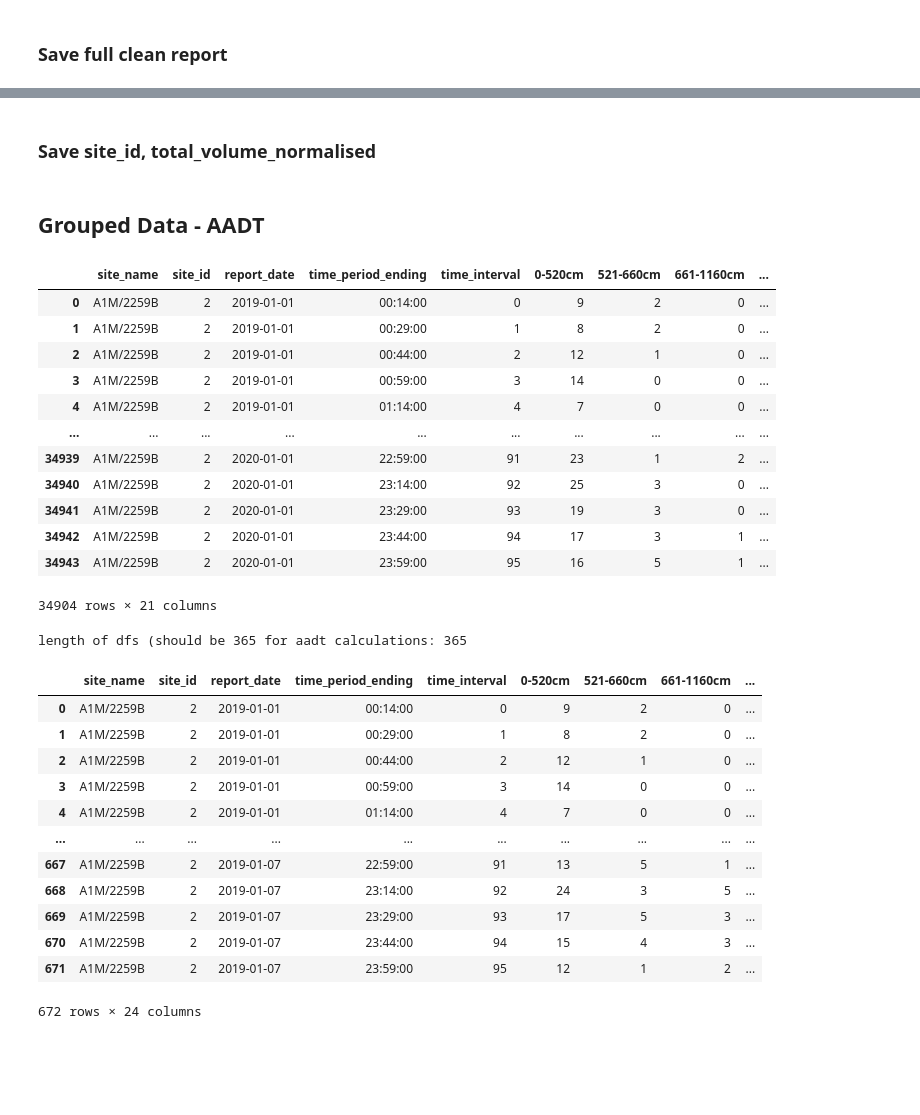
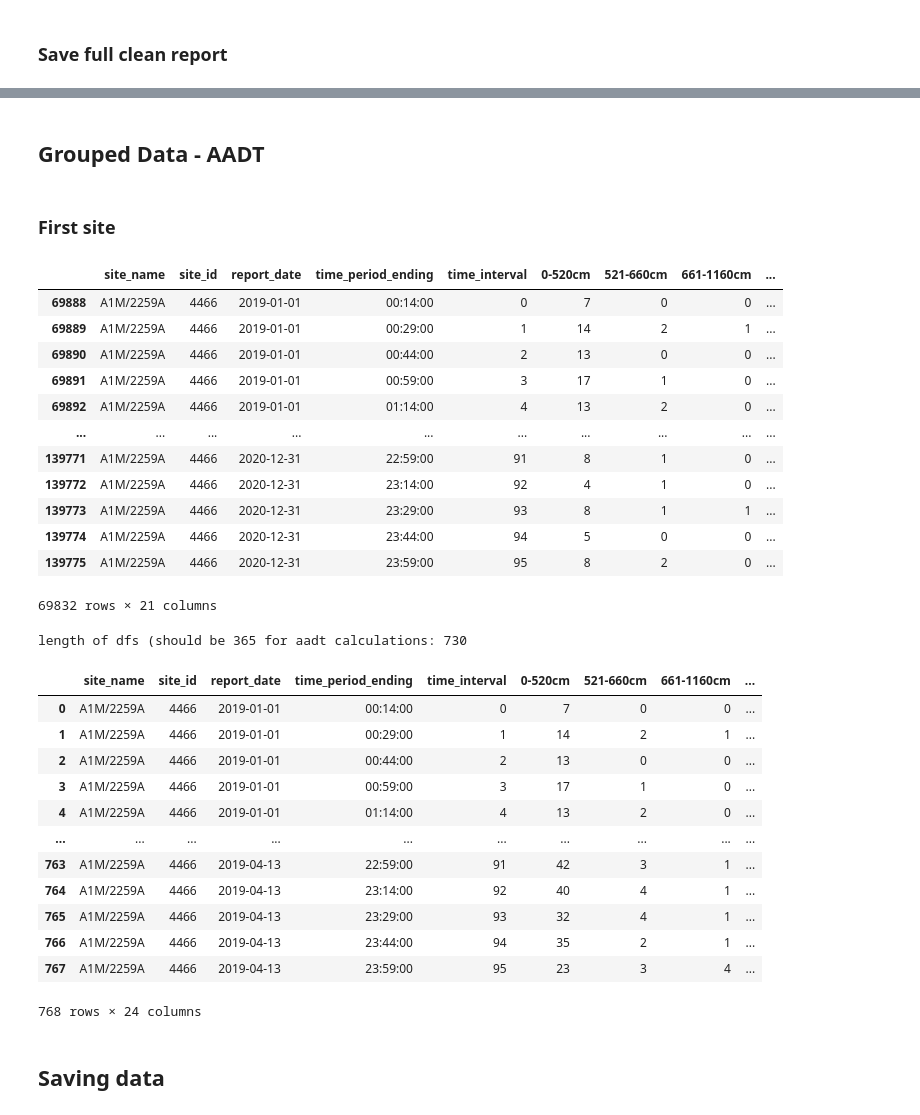
Before and after one commit to horsada/Spatial_Finance_Transport, a Jupyter notebook: dataAPI/trafficAPI.ipynb, the cells around one changed output, grey strips where cells are left out. Cells and saved outputs as stored; diff of their text form; code cells hidden in the pictures; blank space fills up the shorter version.

Commit message:
Updating dataAPI and GHGEmissionsAPI and readme.md

```diff
--- a/dataAPI/trafficAPI.ipynb
+++ b/dataAPI/trafficAPI.ipynb
@@ -17,7 +17,7 @@ import numpy as np
 ## Global Variables
 # %%
 START_DATE = '01012019'
-END_DATE = '31122020'
+END_DATE = '31122019'
 MAX_LAT = 52.6
 MAX_LONG = -0.32
 MIN_LAT = 52.5
@@ -418,2 +397,0 @@ total_volume_df = pd.DataFrame(clean_report_df[['site_id', 'total_volume']], ind
-# %% [markdown]
-### Save site_id, total_volume_normalised
@@ -424,31 +398,33 @@ total_volume_normalised_df = pd.DataFrame(clean_report_df[['site_id', 'total_vol
 # %% [markdown]
 ## Grouped Data - AADT
+# %% [markdown]
+### First site
 # %%
 # Groupby site_id and report_date
 site_dfs = [site_day for _, site_day in clean_report_df.groupby(['site_id'])]
-site_df = site_dfs[0] # take first site
+site_df = site_dfs[1] # take first site
 
 site_df['report_date'] = pd.to_datetime(site_df['report_date'], infer_datetime_format=True)
 site_df['year'] = site_df['report_date'].dt.year
 site_df['month'] = site_df['report_date'].dt.month
 site_df['day'] = site_df['report_date'].dt.day
 site_df['hour'] = site_df['timestamp'].dt.hour
 
 site_df
 # %% [output]
 |  | site_name | site_id | report_date | time_period_ending | time_interval | 0-520cm | 521-660cm | 661-1160cm | ... |
-| 0 | A1M/2259B | 2 | 2019-01-01 | 00:14:00 | 0 | 9 | 2 | 0 | ... |
-| 1 | A1M/2259B | 2 | 2019-01-01 | 00:29:00 | 1 | 8 | 2 | 0 | ... |
-| 2 | A1M/2259B | 2 | 2019-01-01 | 00:44:00 | 2 | 12 | 1 | 0 | ... |
-| 3 | A1M/2259B | 2 | 2019-01-01 | 00:59:00 | 3 | 14 | 0 | 0 | ... |
-| 4 | A1M/2259B | 2 | 2019-01-01 | 01:14:00 | 4 | 7 | 0 | 0 | ... |
+| 69888 | A1M/2259A | 4466 | 2019-01-01 | 00:14:00 | 0 | 7 | 0 | 0 | ... |
+| 69889 | A1M/2259A | 4466 | 2019-01-01 | 00:29:00 | 1 | 14 | 2 | 1 | ... |
+| 69890 | A1M/2259A | 4466 | 2019-01-01 | 00:44:00 | 2 | 13 | 0 | 0 | ... |
+| 69891 | A1M/2259A | 4466 | 2019-01-01 | 00:59:00 | 3 | 17 | 1 | 0 | ... |
+| 69892 | A1M/2259A | 4466 | 2019-01-01 | 01:14:00 | 4 | 13 | 2 | 0 | ... |
 | ... | ... | ... | ... | ... | ... | ... | ... | ... | ... |
-| 34939 | A1M/2259B | 2 | 2020-01-01 | 22:59:00 | 91 | 23 | 1 | 2 | ... |
-| 34940 | A1M/2259B | 2 | 2020-01-01 | 23:14:00 | 92 | 25 | 3 | 0 | ... |
-| 34941 | A1M/2259B | 2 | 2020-01-01 | 23:29:00 | 93 | 19 | 3 | 0 | ... |
-| 34942 | A1M/2259B | 2 | 2020-01-01 | 23:44:00 | 94 | 17 | 3 | 1 | ... |
-| 34943 | A1M/2259B | 2 | 2020-01-01 | 23:59:00 | 95 | 16 | 5 | 1 | ... |
+| 139771 | A1M/2259A | 4466 | 2020-12-31 | 22:59:00 | 91 | 8 | 1 | 0 | ... |
+| 139772 | A1M/2259A | 4466 | 2020-12-31 | 23:14:00 | 92 | 4 | 1 | 0 | ... |
+| 139773 | A1M/2259A | 4466 | 2020-12-31 | 23:29:00 | 93 | 8 | 1 | 1 | ... |
+| 139774 | A1M/2259A | 4466 | 2020-12-31 | 23:44:00 | 94 | 5 | 0 | 0 | ... |
+| 139775 | A1M/2259A | 4466 | 2020-12-31 | 23:59:00 | 95 | 8 | 2 | 0 | ... |
-34904 rows × 21 columns
+69832 rows × 21 columns
 # %%
 # Groupby site_id and report_date
 dfs = [site_day for _, site_day in site_df.groupby(['report_date'])] # groupby days
@@ -472,23 +448,26 @@ for i in range(len(dfs)):
     df_site_day = dfs[i] # Take single day
     df_site_day['aadt'] = aadt # add aadt column
 
-# Take first 7 days
-df_aadt_week = dfs[0].append([dfs[i] for i in range(1,7)], ignore_index=True)
+# Take random 7 days
+random_days = [np.random.randint(low=1, high=364) for _ in range(7)]
+df_aadt_week = dfs[0].append([dfs[i] for i in random_days], ignore_index=True)
 
 df_aadt_week
 # %% [output]
-length of dfs (should be 365 for aadt calculations: 365
+length of dfs (should be 365 for aadt calculations: 730
 |  | site_name | site_id | report_date | time_period_ending | time_interval | 0-520cm | 521-660cm | 661-1160cm | ... |
-| 0 | A1M/2259B | 2 | 2019-01-01 | 00:14:00 | 0 | 9 | 2 | 0 | ... |
-| 1 | A1M/2259B | 2 | 2019-01-01 | 00:29:00 | 1 | 8 | 2 | 0 | ... |
-| 2 | A1M/2259B | 2 | 2019-01-01 | 00:44:00 | 2 | 12 | 1 | 0 | ... |
-| 3 | A1M/2259B | 2 | 2019-01-01 | 00:59:00 | 3 | 14 | 0 | 0 | ... |
-| 4 | A1M/2259B | 2 | 2019-01-01 | 01:14:00 | 4 | 7 | 0 | 0 | ... |
+| 0 | A1M/2259A | 4466 | 2019-01-01 | 00:14:00 | 0 | 7 | 0 | 0 | ... |
+| 1 | A1M/2259A | 4466 | 2019-01-01 | 00:29:00 | 1 | 14 | 2 | 1 | ... |
+| 2 | A1M/2259A | 4466 | 2019-01-01 | 00:44:00 | 2 | 13 | 0 | 0 | ... |
+| 3 | A1M/2259A | 4466 | 2019-01-01 | 00:59:00 | 3 | 17 | 1 | 0 | ... |
+| 4 | A1M/2259A | 4466 | 2019-01-01 | 01:14:00 | 4 | 13 | 2 | 0 | ... |
 | ... | ... | ... | ... | ... | ... | ... | ... | ... | ... |
-| 667 | A1M/2259B | 2 | 2019-01-07 | 22:59:00 | 91 | 13 | 5 | 1 | ... |
-| 668 | A1M/2259B | 2 | 2019-01-07 | 23:14:00 | 92 | 24 | 3 | 5 | ... |
-| 669 | A1M/2259B | 2 | 2019-01-07 | 23:29:00 | 93 | 17 | 5 | 3 | ... |
-| 670 | A1M/2259B | 2 | 2019-01-07 | 23:44:00 | 94 | 15 | 4 | 3 | ... |
-| 671 | A1M/2259B | 2 | 2019-01-07 | 23:59:00 | 95 | 12 | 1 | 2 | ... |
+| 763 | A1M/2259A | 4466 | 2019-04-13 | 22:59:00 | 91 | 42 | 3 | 1 | ... |
+| 764 | A1M/2259A | 4466 | 2019-04-13 | 23:14:00 | 92 | 40 | 4 | 1 | ... |
+| 765 | A1M/2259A | 4466 | 2019-04-13 | 23:29:00 | 93 | 32 | 4 | 1 | ... |
+| 766 | A1M/2259A | 4466 | 2019-04-13 | 23:44:00 | 94 | 35 | 2 | 1 | ... |
+| 767 | A1M/2259A | 4466 | 2019-04-13 | 23:59:00 | 95 | 23 | 3 | 4 | ... |
-672 rows × 24 columns
+768 rows × 24 columns
+# %% [markdown]
+## Saving data
 # %%
```
Also changed, not shown: parts of 14 cells of this notebook, 7 other files.
